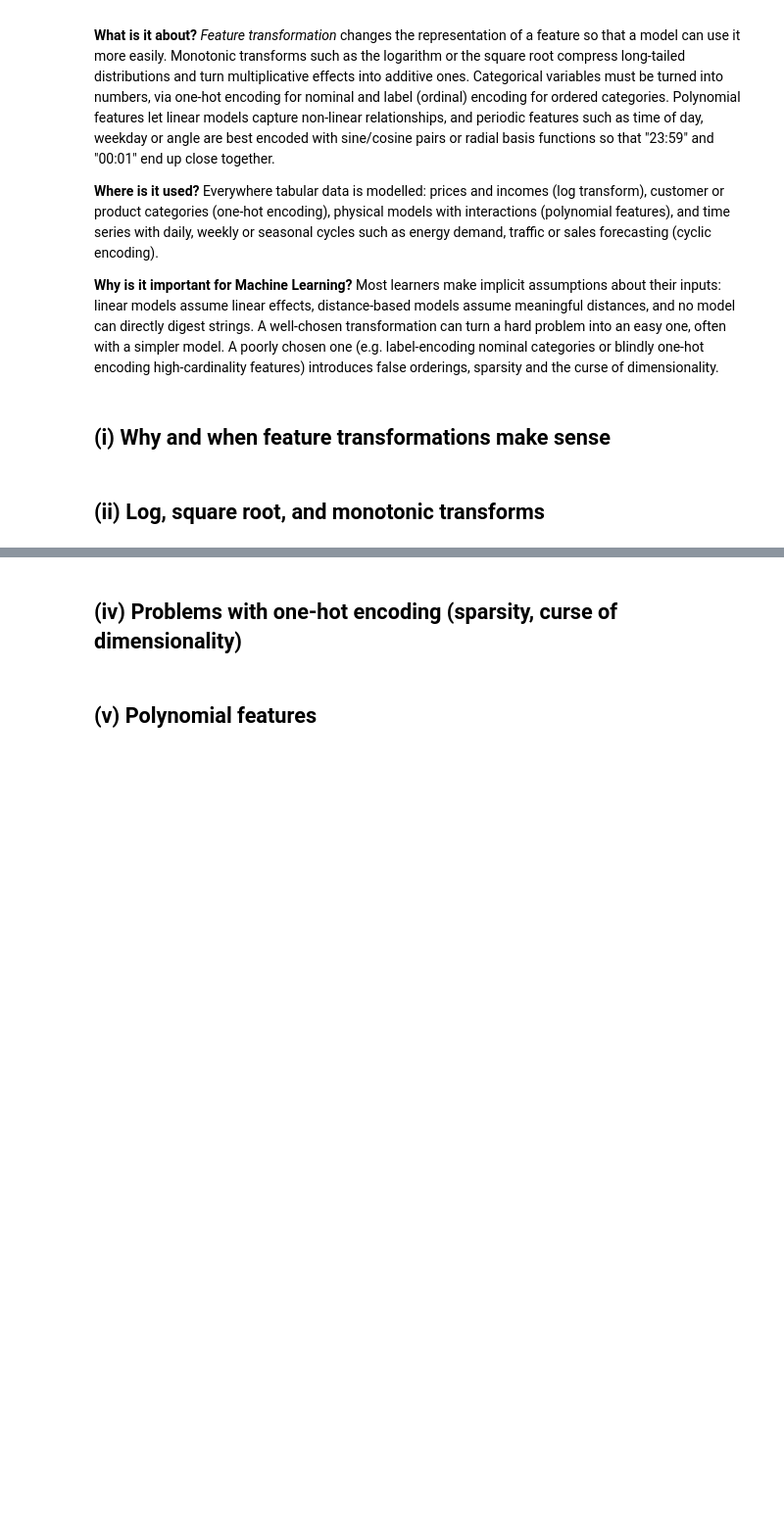
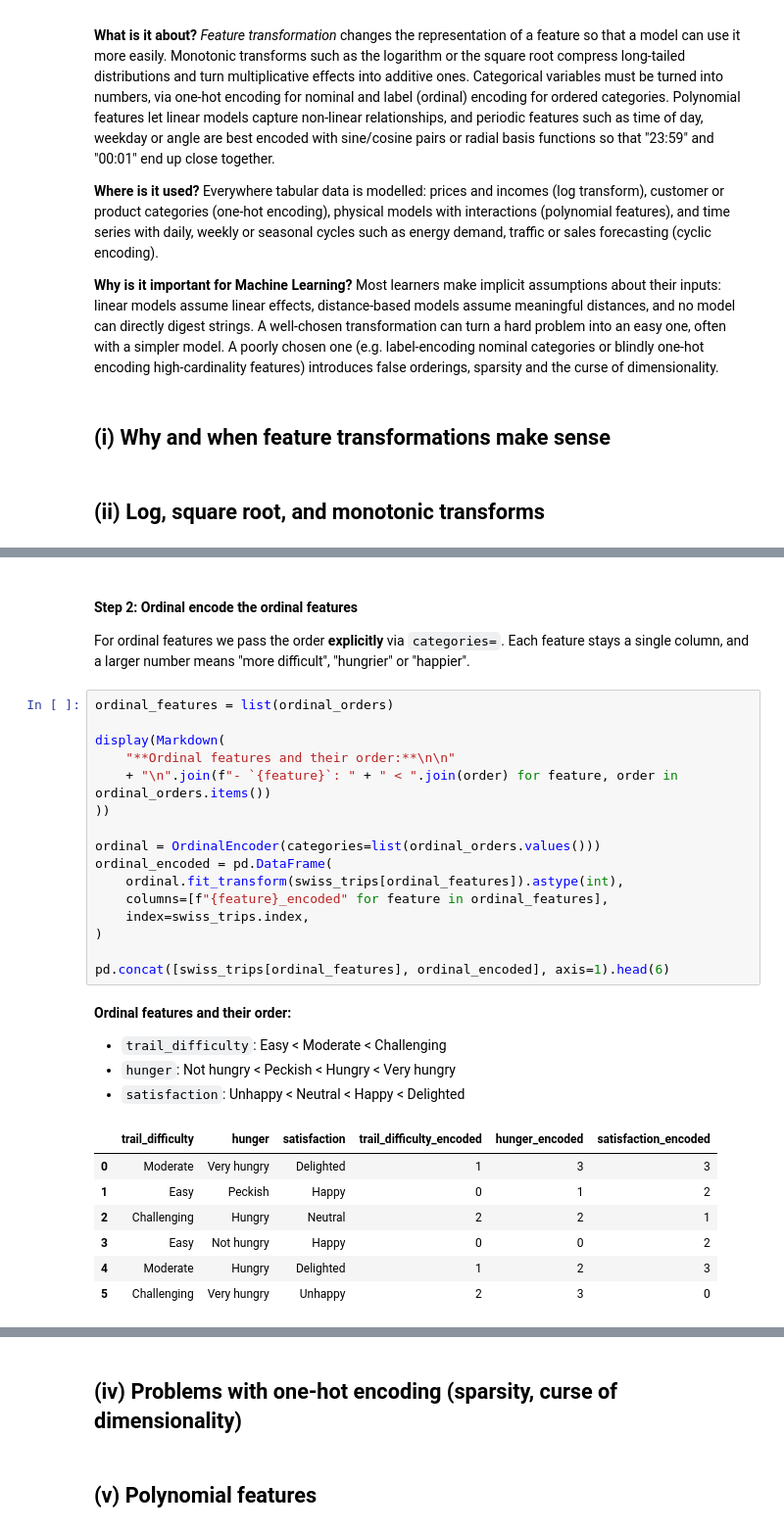
Before and after one commit to noraberinger/FeatureEngineering_HS2026, a Jupyter notebook: 02_Feature_Transformation.ipynb, the cells around one changed output, grey strips where cells are left out. Shown at 98% size. Saved outputs shown, nothing was run; the diff lists cells and outputs as text; blank space fills up the shorter version.

```diff
--- a/02_Feature_Transformation.ipynb
+++ b/02_Feature_Transformation.ipynb
@@ -42,0 +102,32 @@ Most learners make implicit assumptions about their inputs: linear models assume
+# %% [markdown]
+#### Step 2: Ordinal encode the ordinal features
+For ordinal features we pass the order **explicitly** via `categories=`. Each feature stays a single column, and a larger number means "more difficult", "hungrier" or "happier".
+# %%
+ordinal_features = list(ordinal_orders)
+
+display(Markdown(
+    "**Ordinal features and their order:**\n\n"
+    + "\n".join(f"- `{feature}`: " + " < ".join(order) for feature, order in ordinal_orders.items())
+))
+
+ordinal = OrdinalEncoder(categories=list(ordinal_orders.values()))
+ordinal_encoded = pd.DataFrame(
+    ordinal.fit_transform(swiss_trips[ordinal_features]).astype(int),
+    columns=[f"{feature}_encoded" for feature in ordinal_features],
+    index=swiss_trips.index,
+)
+
+pd.concat([swiss_trips[ordinal_features], ordinal_encoded], axis=1).head(6)
+# %% [output]
+**Ordinal features and their order:**
+
+- `trail_difficulty`: Easy < Moderate < Challenging
+- `hunger`: Not hungry < Peckish < Hungry < Very hungry
+- `satisfaction`: Unhappy < Neutral < Happy < Delighted
+|  | trail_difficulty | hunger | satisfaction | trail_difficulty_encoded | hunger_encoded | satisfaction_encoded |
+| 0 | Moderate | Very hungry | Delighted | 1 | 3 | 3 |
+| 1 | Easy | Peckish | Happy | 0 | 1 | 2 |
+| 2 | Challenging | Hungry | Neutral | 2 | 2 | 1 |
+| 3 | Easy | Not hungry | Happy | 0 | 0 | 2 |
+| 4 | Moderate | Hungry | Delighted | 1 | 2 | 3 |
+| 5 | Challenging | Very hungry | Unhappy | 2 | 3 | 0 |
```
Also changed, not shown: parts of 11 cells of this notebook, 3 other files.
